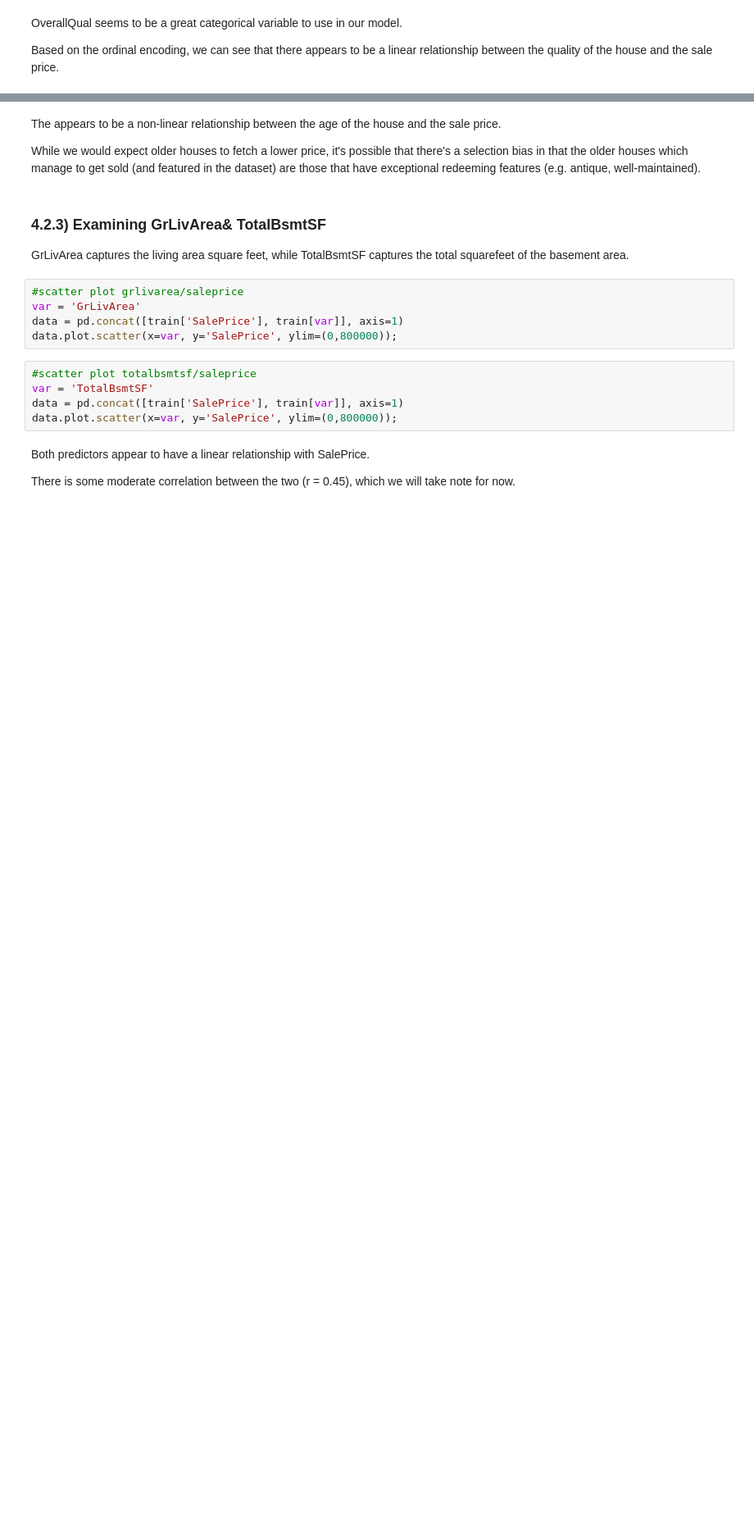
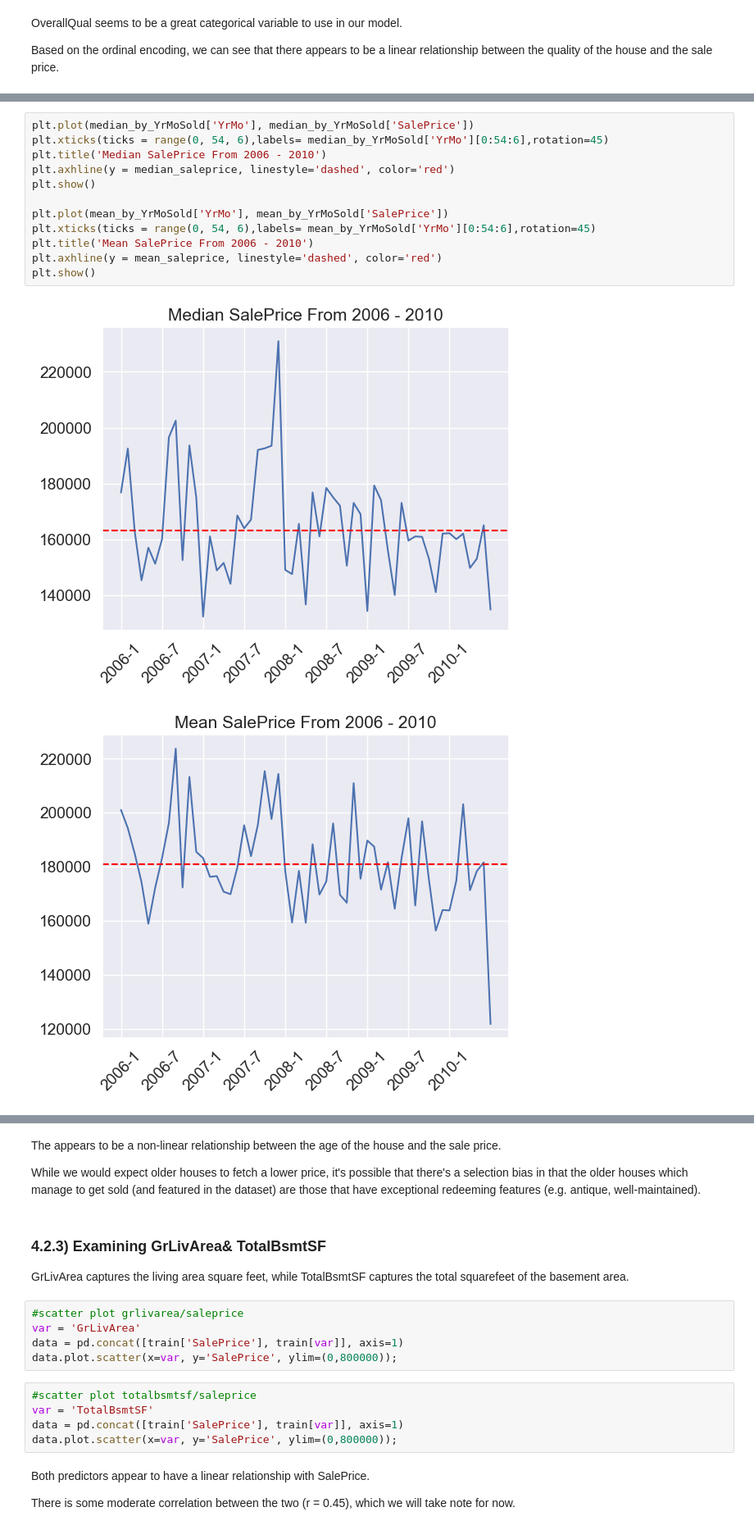
Before and after one commit to caffeinatedwoof/kaggle_predict_housing_prices, a Jupyter notebook: eda.ipynb, the cells around one changed output, grey strips where cells are left out. Shown at 82% size. Drawn from its saved outputs; the diff is of its cells as text; blank space fills up the shorter version.

```diff
--- a/eda.ipynb
+++ b/eda.ipynb
@@ -288,0 +254,15 @@ plt.xticks(rotation=90);
+# %%
+plt.plot(median_by_YrMoSold['YrMo'], median_by_YrMoSold['SalePrice'])
+plt.xticks(ticks = range(0, 54, 6),labels= median_by_YrMoSold['YrMo'][0:54:6],rotation=45)
+plt.title('Median SalePrice From 2006 - 2010')
+plt.axhline(y = median_saleprice, linestyle='dashed', color='red')
+plt.show()
+
+plt.plot(mean_by_YrMoSold['YrMo'], mean_by_YrMoSold['SalePrice'])
+plt.xticks(ticks = range(0, 54, 6),labels= mean_by_YrMoSold['YrMo'][0:54:6],rotation=45)
+plt.title('Mean SalePrice From 2006 - 2010')
+plt.axhline(y = mean_saleprice, linestyle='dashed', color='red')
+plt.show()
+# %% [output]
+[figure, added]
+[figure, added]
```
Also changed, not shown: parts of 42 cells of this notebook, 6 other files.
